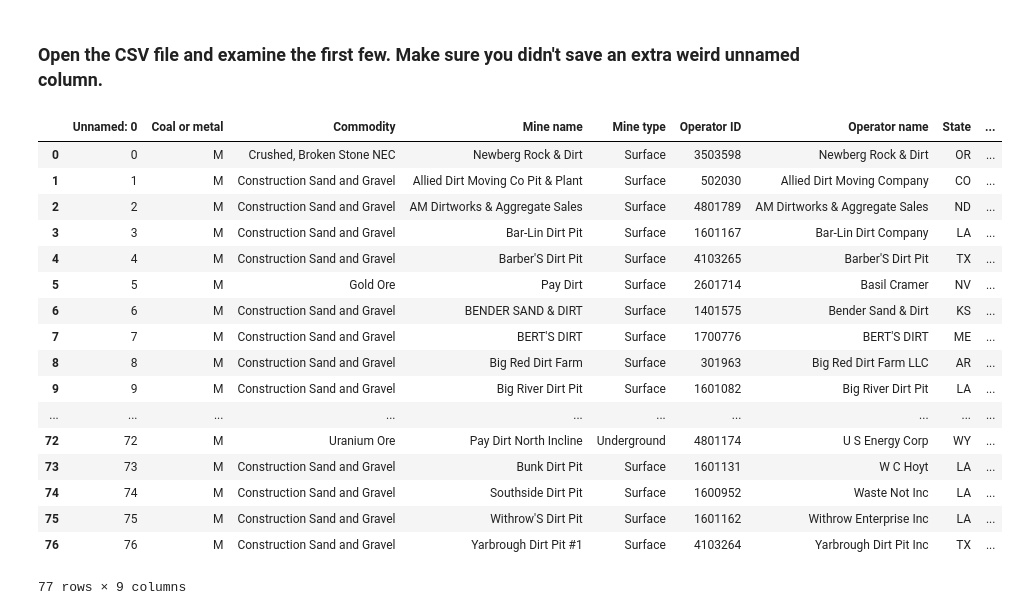
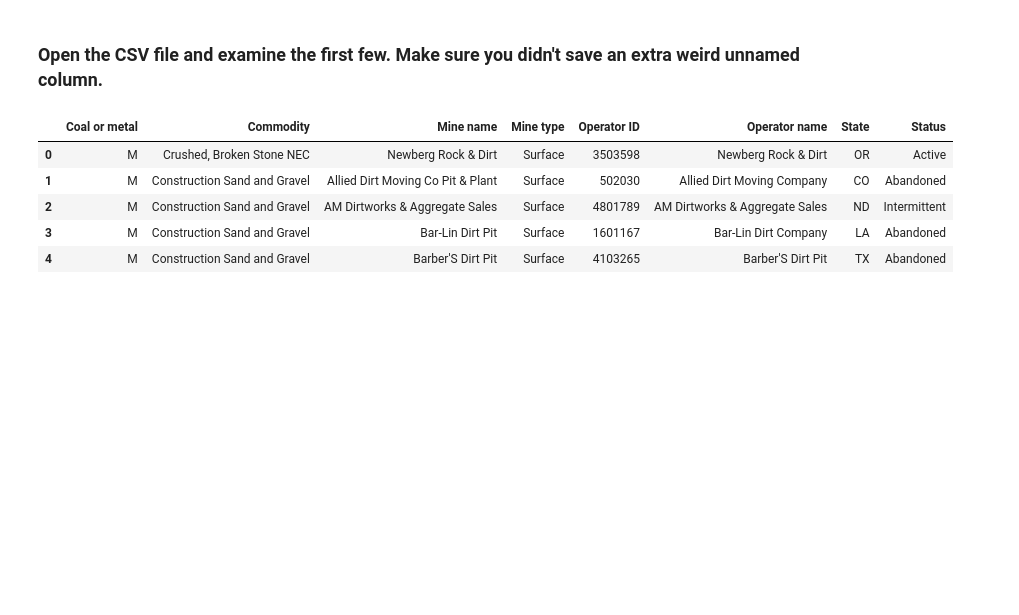
Before and after one commit to mathieulede/foundations, a Jupyter notebook: 07-homework/Scraping - Mines.ipynb, the cells around one changed output. Drawn from its saved outputs; the diff is of its cells as text; code cells hidden in the pictures; blank space fills up the shorter version.

```diff
--- a/07-homework/Scraping - Mines.ipynb
+++ b/07-homework/Scraping - Mines.ipynb
@@ -199,23 +199,11 @@ df.to_csv('mines.csv')
 # %% [markdown]
 ### Open the CSV file and examine the first few. Make sure you didn't save an extra weird unnamed column.
 # %%
-pd.read_csv('mines.csv')
+pd.read_csv('mines.csv').head()
 # %% [output]
-|  | Unnamed: 0 | Coal or metal | Commodity | Mine name | Mine type | Operator ID | Operator name | State | ... |
-| 0 | 0 | M | Crushed, Broken Stone NEC | Newberg Rock & Dirt | Surface | 3503598 | Newberg Rock & Dirt | OR | ... |
-| 1 | 1 | M | Construction Sand and Gravel | Allied Dirt Moving Co Pit & Plant | Surface | 502030 | Allied Dirt Moving Company | CO | ... |
-| 2 | 2 | M | Construction Sand and Gravel | AM Dirtworks & Aggregate Sales | Surface | 4801789 | AM Dirtworks & Aggregate Sales | ND | ... |
-| 3 | 3 | M | Construction Sand and Gravel | Bar-Lin Dirt Pit | Surface | 1601167 | Bar-Lin Dirt Company | LA | ... |
-| 4 | 4 | M | Construction Sand and Gravel | Barber'S Dirt Pit | Surface | 4103265 | Barber'S Dirt Pit | TX | ... |
-| 5 | 5 | M | Gold Ore | Pay Dirt | Surface | 2601714 | Basil Cramer | NV | ... |
-| 6 | 6 | M | Construction Sand and Gravel | BENDER SAND & DIRT | Surface | 1401575 | Bender Sand & Dirt | KS | ... |
-| 7 | 7 | M | Construction Sand and Gravel | BERT'S DIRT | Surface | 1700776 | BERT'S DIRT | ME | ... |
-| 8 | 8 | M | Construction Sand and Gravel | Big Red Dirt Farm | Surface | 301963 | Big Red Dirt Farm LLC | AR | ... |
-| 9 | 9 | M | Construction Sand and Gravel | Big River Dirt Pit | Surface | 1601082 | Big River Dirt Pit | LA | ... |
-| ... | ... | ... | ... | ... | ... | ... | ... | ... | ... |
-| 72 | 72 | M | Uranium Ore | Pay Dirt North Incline | Underground | 4801174 | U S Energy Corp | WY | ... |
-| 73 | 73 | M | Construction Sand and Gravel | Bunk Dirt Pit | Surface | 1601131 | W C Hoyt | LA | ... |
-| 74 | 74 | M | Construction Sand and Gravel | Southside Dirt Pit | Surface | 1600952 | Waste Not Inc | LA | ... |
-| 75 | 75 | M | Construction Sand and Gravel | Withrow'S Dirt Pit | Surface | 1601162 | Withrow Enterprise Inc | LA | ... |
-| 76 | 76 | M | Construction Sand and Gravel | Yarbrough Dirt Pit #1 | Surface | 4103264 | Yarbrough Dirt Pit Inc | TX | ... |
+|  | Coal or metal | Commodity | Mine name | Mine type | Operator ID | Operator name | State | Status |
+| 0 | M | Crushed, Broken Stone NEC | Newberg Rock & Dirt | Surface | 3503598 | Newberg Rock & Dirt | OR | Active |
+| 1 | M | Construction Sand and Gravel | Allied Dirt Moving Co Pit & Plant | Surface | 502030 | Allied Dirt Moving Company | CO | Abandoned |
+| 2 | M | Construction Sand and Gravel | AM Dirtworks & Aggregate Sales | Surface | 4801789 | AM Dirtworks & Aggregate Sales | ND | Intermittent |
+| 3 | M | Construction Sand and Gravel | Bar-Lin Dirt Pit | Surface | 1601167 | Bar-Lin Dirt Company | LA | Abandoned |
+| 4 | M | Construction Sand and Gravel | Barber'S Dirt Pit | Surface | 4103265 | Barber'S Dirt Pit | TX | Abandoned |
-77 rows × 9 columns
```
Also changed, not shown: parts of 1 cell of this notebook, 4 other files.
